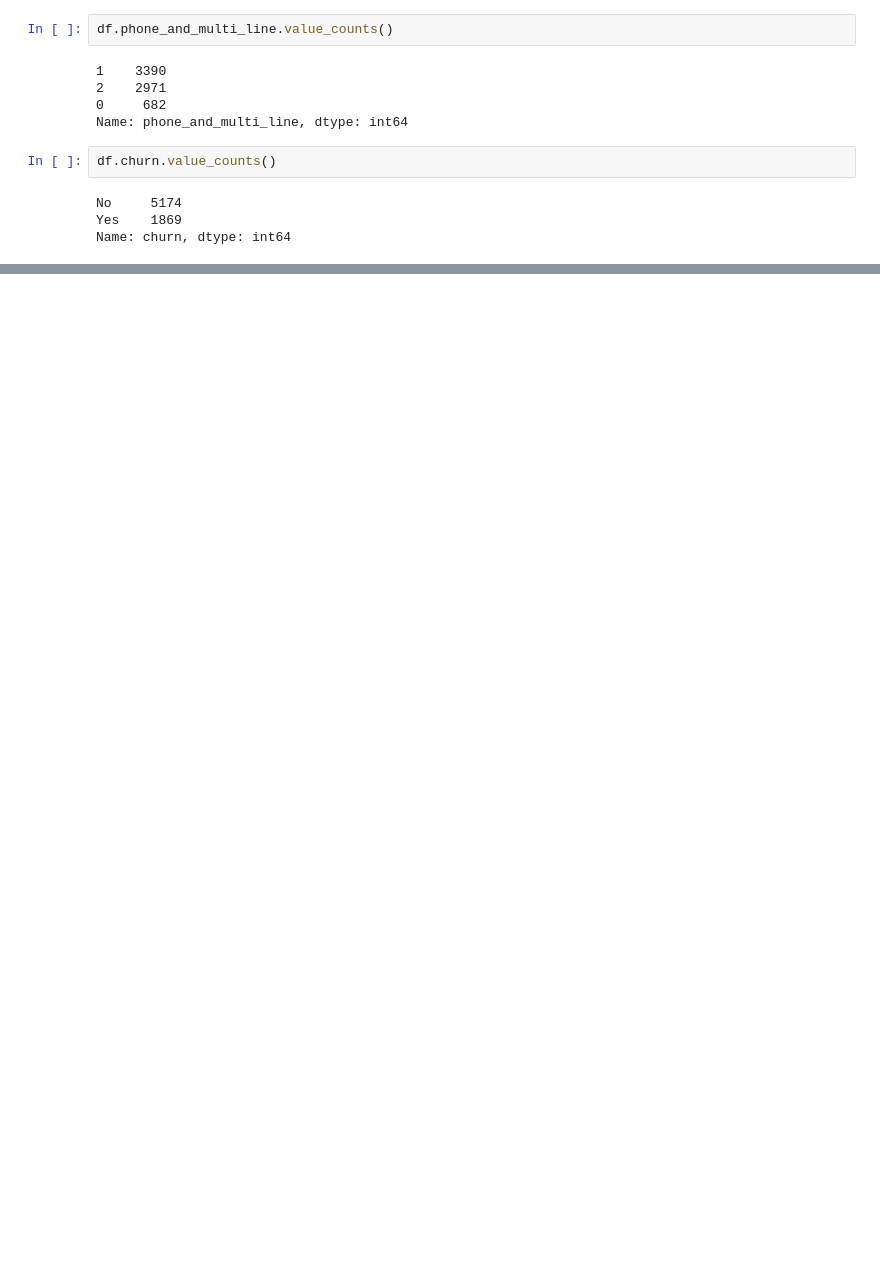
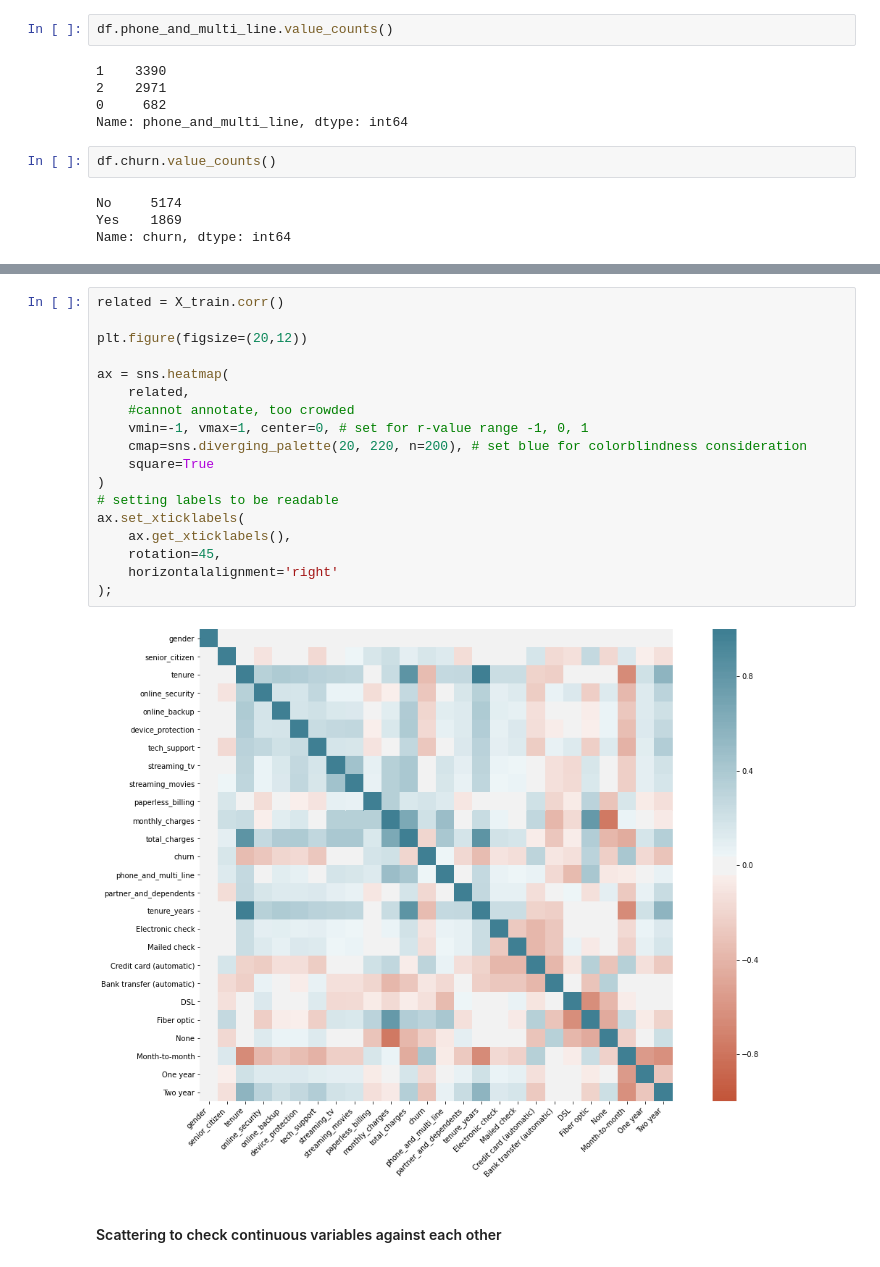
Before and after one commit to nickjoseph210/Classification_Work, a Jupyter notebook: telco_scratch_pad/telco_exploration.ipynb, the cells around one changed output, grey strips where cells are left out. Cells and saved outputs as stored; diff of their text form; blank space fills up the shorter version.

```diff
--- a/telco_scratch_pad/telco_exploration.ipynb
+++ b/telco_scratch_pad/telco_exploration.ipynb
@@ -225,0 +433,22 @@ Name: churn, dtype: int64
+# %%
+related = X_train.corr()
+
+plt.figure(figsize=(20,12))
+
+ax = sns.heatmap(
+    related,
+    #cannot annotate, too crowded
+    vmin=-1, vmax=1, center=0, # set for r-value range -1, 0, 1
+    cmap=sns.diverging_palette(20, 220, n=200), # set blue for colorblindness consideration
+    square=True
+)
+# setting labels to be readable
+ax.set_xticklabels(
+    ax.get_xticklabels(),
+    rotation=45,
+    horizontalalignment='right'
+);
+# %% [output]
+[figure, added]
+# %% [markdown]
+#### Scattering to check continuous variables against each other
```
Also changed, not shown: parts of 52 cells of this notebook.
